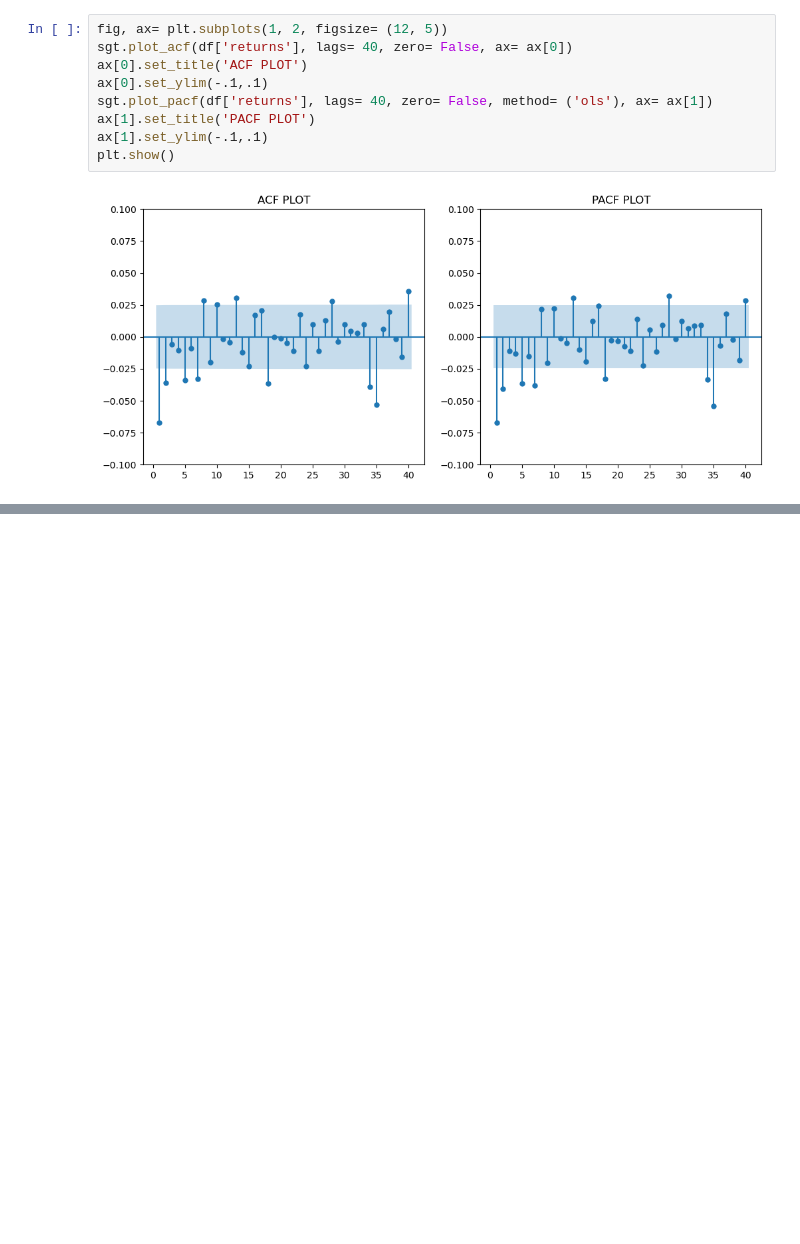
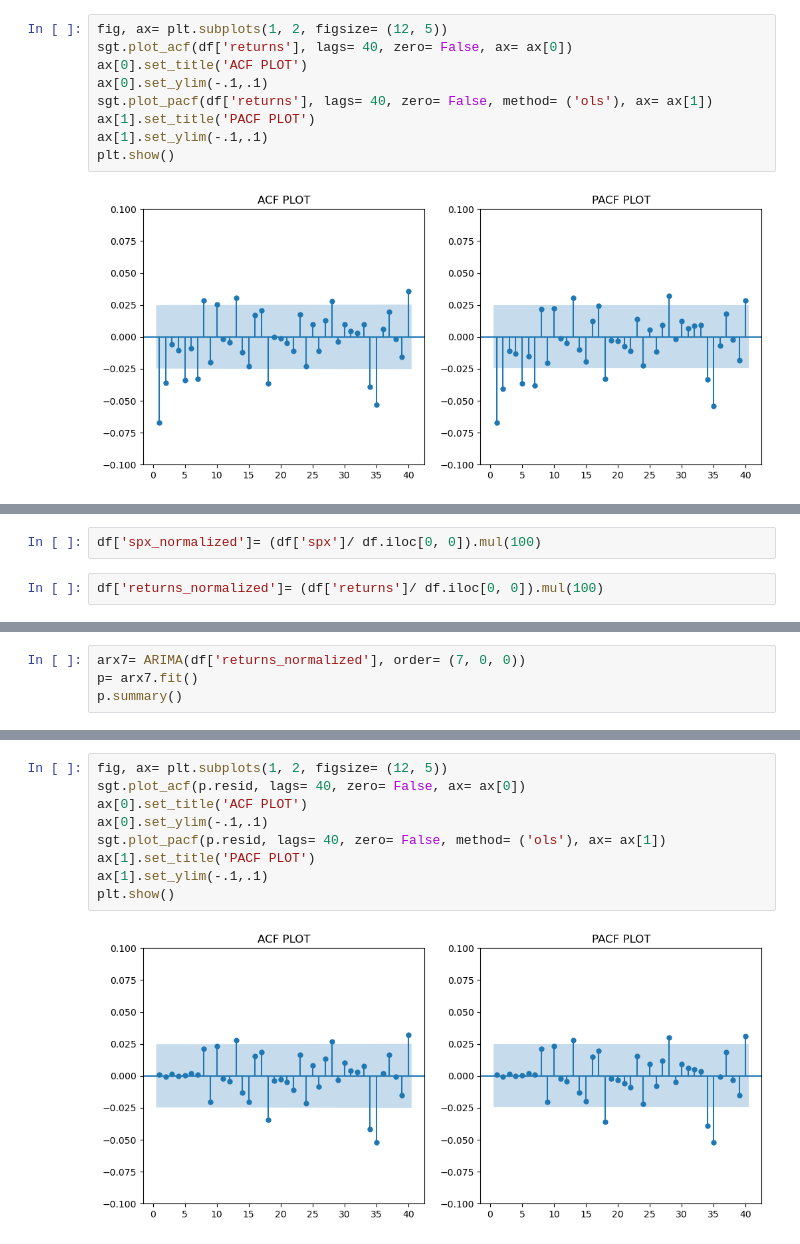
Before and after one commit to ethanhopkins101/Time_Series_Analysis, a Jupyter notebook: ar_model/ar_modell.ipynb, the cells around one changed output, grey strips where cells are left out. Drawn from its saved outputs; the diff is of its cells as text; blank space fills up the shorter version.

Commit message:
analyzing residuals

```diff
--- a/ar_model/ar_modell.ipynb
+++ b/ar_model/ar_modell.ipynb
@@ -213,0 +253,4 @@ Warnings:
+# %%
+df['spx_normalized']= (df['spx']/ df.iloc[0, 0]).mul(100)
+# %%
+df['returns_normalized']= (df['returns']/ df.iloc[0, 0]).mul(100)
@@ -213,0 +270,4 @@ Warnings:
+# %%
+arx7= ARIMA(df['returns_normalized'], order= (7, 0, 0))
+p= arx7.fit()
+p.summary()
@@ -213,0 +320,11 @@ Warnings:
+# %%
+fig, ax= plt.subplots(1, 2, figsize= (12, 5))
+sgt.plot_acf(p.resid, lags= 40, zero= False, ax= ax[0])
+ax[0].set_title('ACF PLOT')
+ax[0].set_ylim(-.1,.1)
+sgt.plot_pacf(p.resid, lags= 40, zero= False, method= ('ols'), ax= ax[1])
+ax[1].set_title('PACF PLOT')
+ax[1].set_ylim(-.1,.1)
+plt.show()
+# %% [output]
+[figure, added]
```
Also changed, not shown: parts of 20 cells of this notebook.
